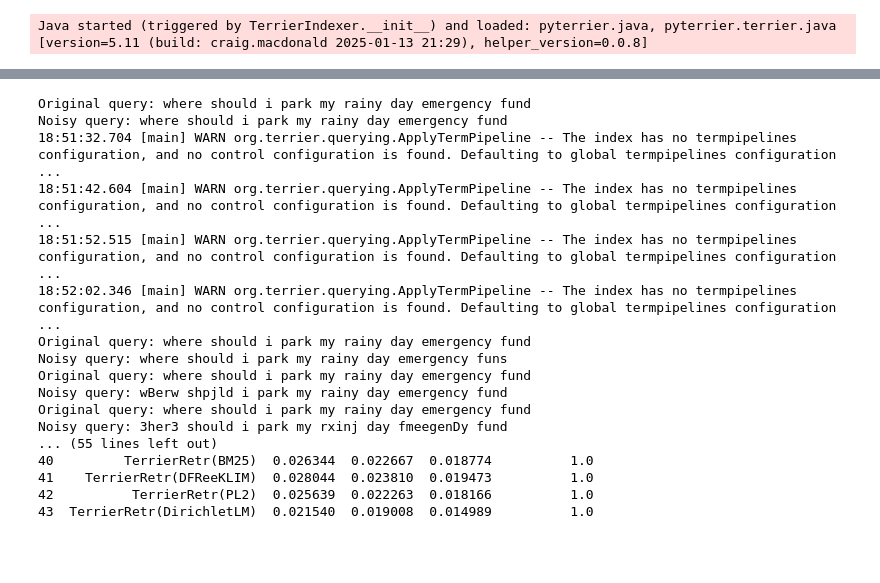
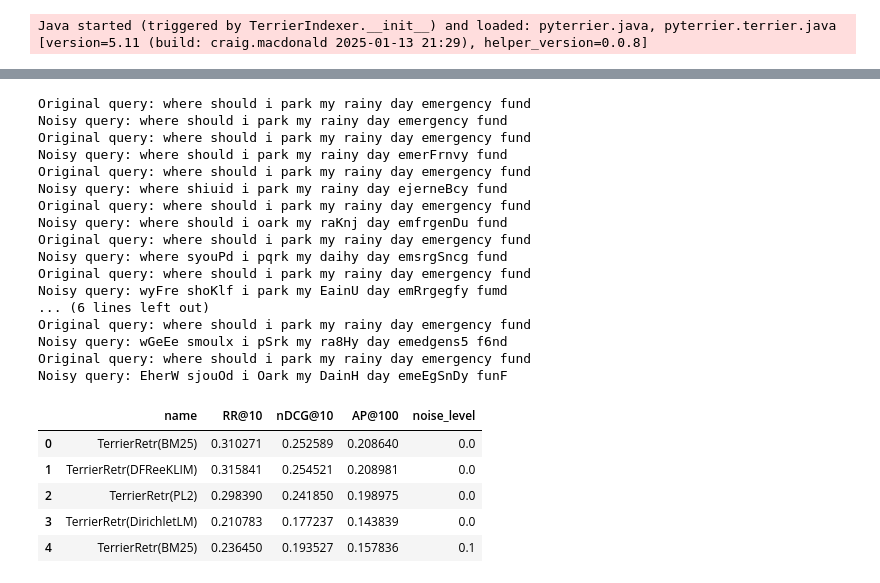
Before and after one commit to begumkoc/IR_Project, a Jupyter notebook: model_comparison.ipynb, the cells around one changed output, grey strips where cells are left out. Cells and saved outputs as stored; diff of their text form; code cells hidden in the pictures; blank space fills up the shorter version.

```diff
--- a/model_comparison.ipynb
+++ b/model_comparison.ipynb
@@ -178,62 +138,53 @@ test_queries_2 = testset_2.get_topics()
 
 # Define noise levels
 noise_levels_2 = [0.0, 0.1, 0.2, 0.3, 0.4, 0.5, 0.6, 0.7, 0.8, 0.9, 1.0]
 
-bm25_2 = pt.terrier.Retriever(index_ref, wmodel="BM25")
-dir_2 = pt.terrier.Retriever(index_ref, wmodel="DirichletLM")
-pl2_2 = pt.terrier.Retriever(index_ref, wmodel="PL2")
-dfree_2 = pt.terrier.Retriever(index_ref, wmodel="DFReeKLIM")
 results_2 = []
 
 for noise_level in noise_levels_2:
-
     aug_2 = nac.KeyboardAug(aug_char_p=0.25, aug_word_p=noise_level, include_special_char=False, aug_word_min=0, aug_word_max=500000)
-
-    # Apply noise to queries
-    noisy_queries_list_2 = []
-    for _, row in test_queries_2.iterrows():
-        noisy_query_2 = aug_2.augment(row['query'])
-        if isinstance(noisy_query_2, list):
-            noisy_query_2 = " ".join(noisy_query_2)
-        noisy_queries_list_2.append({'qid': row['qid'], 'query': noisy_query_2})
-
-    noisy_queries_df_2 = pd.DataFrame(noisy_queries_list_2)
-    noisy_queries_df_2["qid"] = noisy_queries_df_2["qid"].astype(str)
+    noisy_queries_df_2 = add_query_noise(test_queries_2, aug_2)
 
     print("Original query:", test_queries_2.iloc[0]['query'])
     print("Noisy query:", noisy_queries_df_2.iloc[0]['query'])
 
     # Run retrieval experiment
     eval_result_2 = pt.Experiment(
-        [bm25_2, dfree_2, pl2_2, dir_2],
+        models,
         noisy_queries_df_2,
         testset_2.get_qrels(),
-        eval_metrics=[RR @ 10, nDCG @ 10, MAP @ 100]
+        eval_metrics=metrics
     )
 
     # Store results
     eval_result_2["noise_level"] = noise_level
     results_2.append(eval_result_2)
 
 # Combine results
 final_results_2 = pd.concat(results_2, ignore_index=True)
-print(final_results_2)
+final_results_2.head(5)
 # %% [output]
 Original query: where should i park my rainy day emergency fund
 Noisy query: where should i park my rainy day emergency fund
-18:51:32.704 [main] WARN org.terrier.querying.ApplyTermPipeline -- The index has no termpipelines configuration, and no control configuration is found. Defaulting to global termpipelines configuration ...
-18:51:42.604 [main] WARN org.terrier.querying.ApplyTermPipeline -- The index has no termpipelines configuration, and no control configuration is found. Defaulting to global termpipelines configuration ...
-18:51:52.515 [main] WARN org.terrier.querying.ApplyTermPipeline -- The index has no termpipelines configuration, and no control configuration is found. Defaulting to global termpipelines configuration ...
-18:52:02.346 [main] WARN org.terrier.querying.ApplyTermPipeline -- The index has no termpipelines configuration, and no control configuration is found. Defaulting to global termpipelines configuration ...
 Original query: where should i park my rainy day emergency fund
-Noisy query: where should i park my rainy day emergency funs
+Noisy query: where should i park my rainy day emerFrnvy fund
 Original query: where should i park my rainy day emergency fund
-Noisy query: wBerw shpjld i park my rainy day emergency fund
+Noisy query: where shiuid i park my rainy day ejerneBcy fund
 Original query: where should i park my rainy day emergency fund
-Noisy query: 3her3 should i park my rxinj day fmeegenDy fund
-... (55 lines left out)
-40         TerrierRetr(BM25)  0.026344  0.022667  0.018774          1.0
-41    TerrierRetr(DFReeKLIM)  0.028044  0.023810  0.019473          1.0
-42          TerrierRetr(PL2)  0.025639  0.022263  0.018166          1.0
-43  TerrierRetr(DirichletLM)  0.021540  0.019008  0.014989          1.0
+Noisy query: where should i oark my raKnj day emfrgenDu fund
+Original query: where should i park my rainy day emergency fund
+Noisy query: where syouPd i pqrk my daihy day emsrgSncg fund
+Original query: where should i park my rainy day emergency fund
+Noisy query: wyFre shoKlf i park my EainU day emRrgegfy fumd
+... (6 lines left out)
+Original query: where should i park my rainy day emergency fund
+Noisy query: wGeEe smoulx i pSrk my ra8Hy day emedgens5 f6nd
+Original query: where should i park my rainy day emergency fund
+Noisy query: EherW sjouOd i Oark my DainH day emeEgSnDy funF
+|  | name | RR@10 | nDCG@10 | AP@100 | noise_level |
+| 0 | TerrierRetr(BM25) | 0.310271 | 0.252589 | 0.208640 | 0.0 |
+| 1 | TerrierRetr(DFReeKLIM) | 0.315841 | 0.254521 | 0.208981 | 0.0 |
+| 2 | TerrierRetr(PL2) | 0.298390 | 0.241850 | 0.198975 | 0.0 |
+| 3 | TerrierRetr(DirichletLM) | 0.210783 | 0.177237 | 0.143839 | 0.0 |
+| 4 | TerrierRetr(BM25) | 0.236450 | 0.193527 | 0.157836 | 0.1 |
 # %%
```
Also changed, not shown: parts of 6 cells of this notebook, 2 other files.
